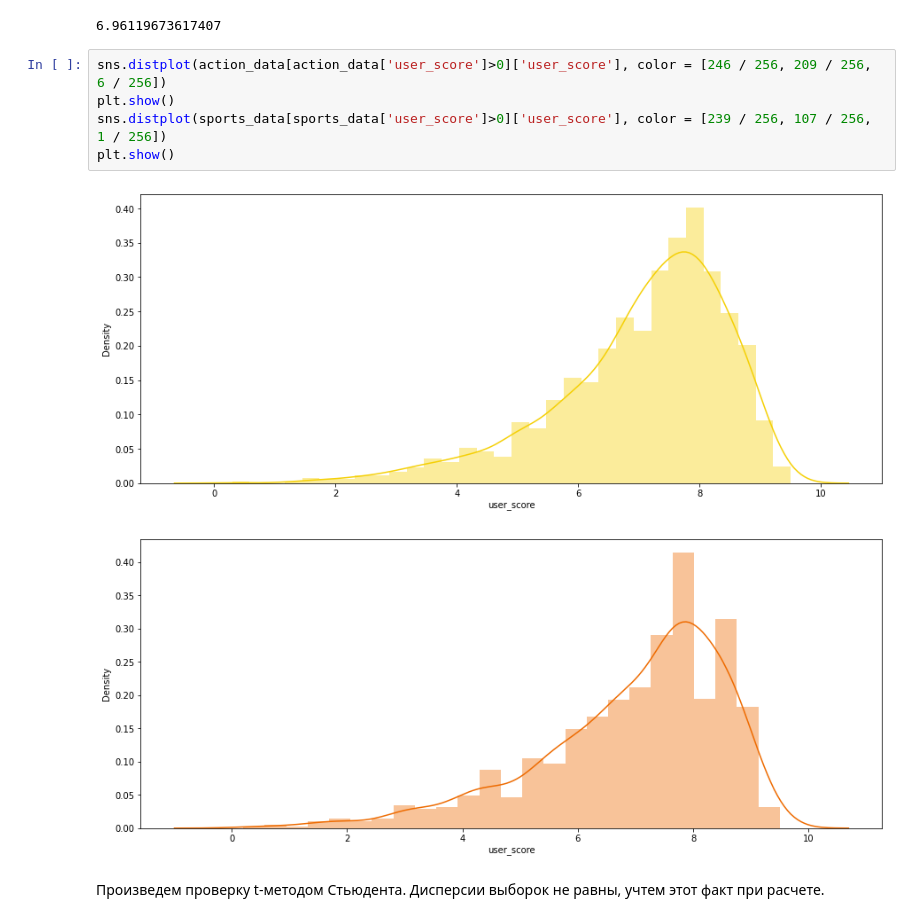
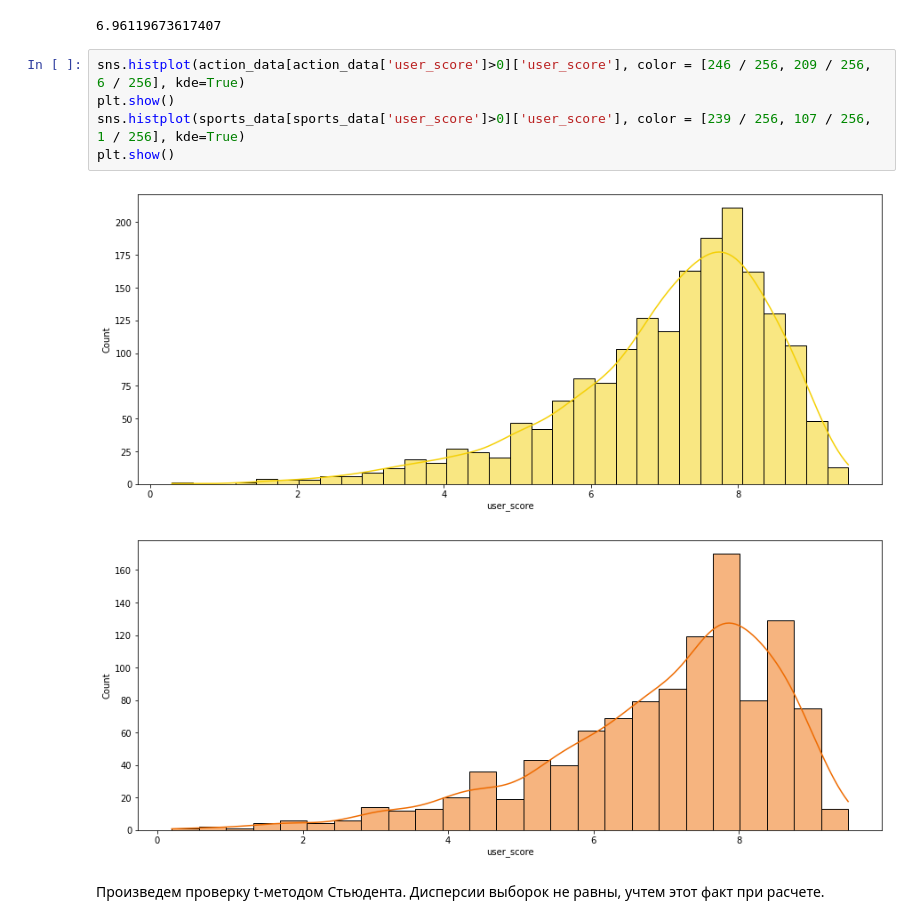
Before and after one commit to PronichevAV/game_industry_analysis, a Jupyter notebook: game_industry_analytics.ipynb, the cells around one changed output. Drawn from its saved outputs; the diff is of its cells as text.

```diff
--- a/game_industry_analytics.ipynb
+++ b/game_industry_analytics.ipynb
@@ -1290,13 +1292,13 @@ sports_mean
 # %% [output]
 6.96119673617407
 # %%
-sns.distplot(action_data[action_data['user_score']>0]['user_score'], color = [246 / 256, 209 / 256, 6 / 256])
+sns.histplot(action_data[action_data['user_score']>0]['user_score'], color = [246 / 256, 209 / 256, 6 / 256], kde=True)
 plt.show()
-sns.distplot(sports_data[sports_data['user_score']>0]['user_score'], color = [239 / 256, 107 / 256, 1 / 256])
+sns.histplot(sports_data[sports_data['user_score']>0]['user_score'], color = [239 / 256, 107 / 256, 1 / 256], kde=True)
 plt.show()
 # %% [output]
-[figure, old version]
+[figure, new version]
-[figure, old version]
+[figure, new version]
 # %% [markdown]
 Произведем проверку t-методом Стьюдента. Дисперсии выборок не равны, учтем этот факт при расчете.
 # %%
```
Also changed, not shown: parts of 9 cells of this notebook.
